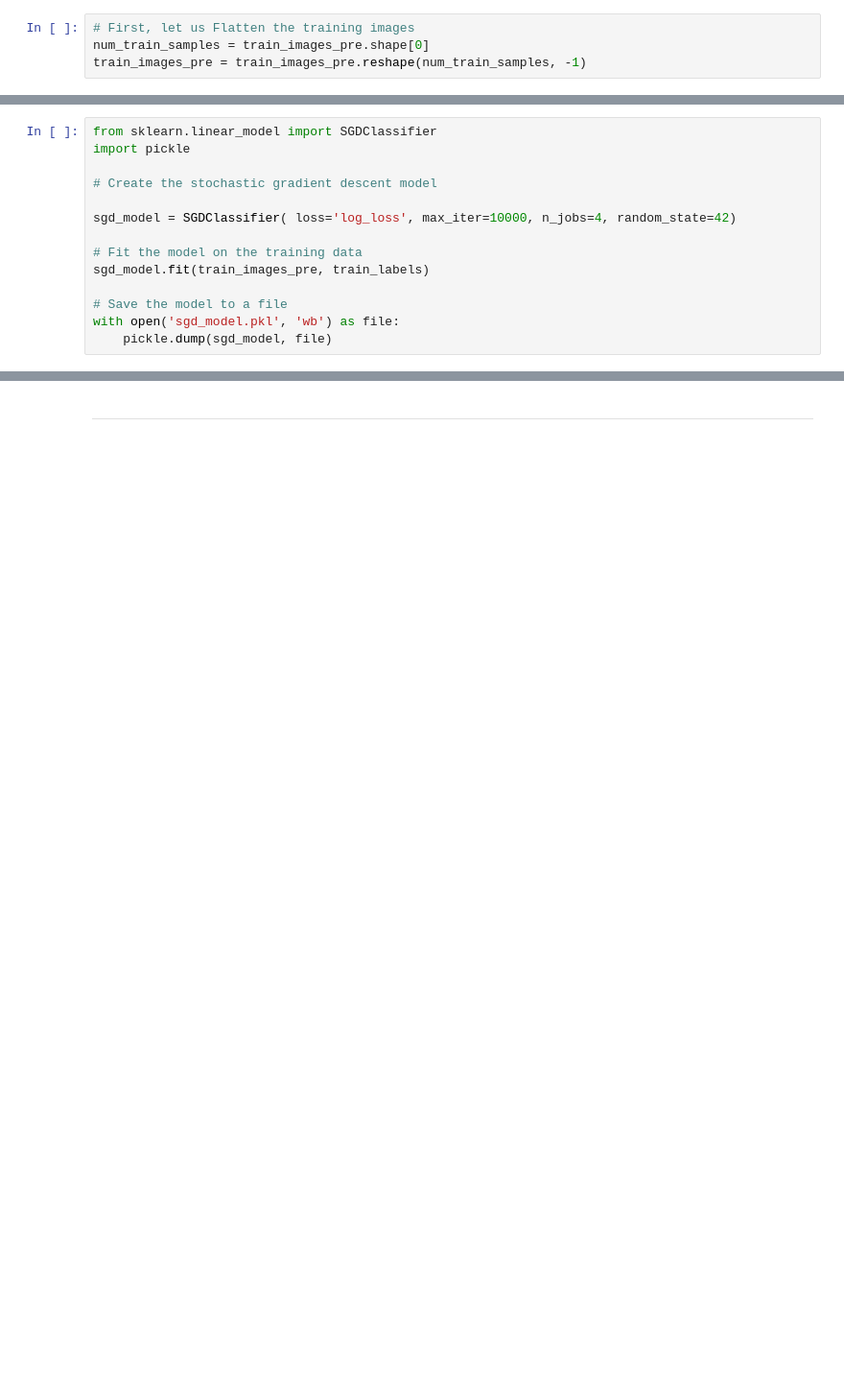
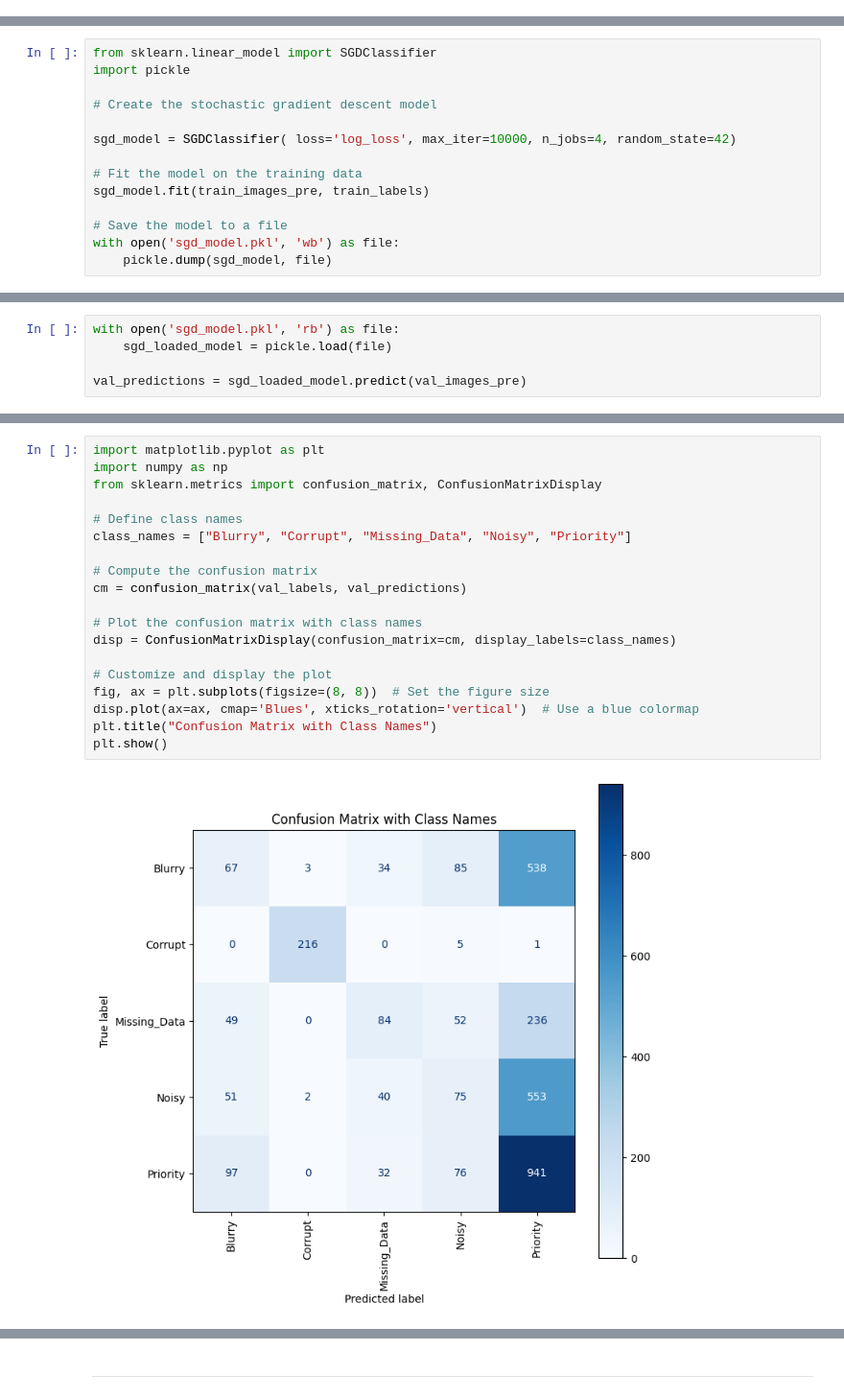
Before and after one commit to Hack4Dev/CubeSat_ImageClassify, a Jupyter notebook: 3-ML.ipynb, the cells around one changed output, grey strips where cells are left out. Shown at 96% size. Cells and saved outputs as stored; diff of their text form; blank space fills up the shorter version.

```diff
--- a/3-ML.ipynb
+++ b/3-ML.ipynb
@@ -115,10 +115,6 @@ After reviewing the pre-processed images, it appears that reducing the size from
 ---
 # %% [markdown]
 ## ML Classification
-# %%
-# First, let us Flatten the training images
-num_train_samples = train_images_pre.shape[0]
-train_images_pre = train_images_pre.reshape(num_train_samples, -1)
 # %% [markdown]
 ### Train the Stochastic Gradient Descent (SGD) Model
 # %% [markdown]
@@ -139,0 +142,5 @@ with open('sgd_model.pkl', 'wb') as file:
+# %%
+with open('sgd_model.pkl', 'rb') as file:
+    sgd_loaded_model = pickle.load(file)
+
+val_predictions = sgd_loaded_model.predict(val_images_pre)
@@ -139,0 +167,21 @@ with open('sgd_model.pkl', 'wb') as file:
+# %%
+import matplotlib.pyplot as plt
+import numpy as np
+from sklearn.metrics import confusion_matrix, ConfusionMatrixDisplay
+
+# Define class names
+class_names = ["Blurry", "Corrupt", "Missing_Data", "Noisy", "Priority"]
+
+# Compute the confusion matrix
+cm = confusion_matrix(val_labels, val_predictions)
+
+# Plot the confusion matrix with class names
+disp = ConfusionMatrixDisplay(confusion_matrix=cm, display_labels=class_names)
+
+# Customize and display the plot
+fig, ax = plt.subplots(figsize=(8, 8))  # Set the figure size
+disp.plot(ax=ax, cmap='Blues', xticks_rotation='vertical')  # Use a blue colormap
+plt.title("Confusion Matrix with Class Names")
+plt.show()
+# %% [output]
+[figure, added]
```
Also changed, not shown: parts of 29 cells of this notebook, 9 other files.
